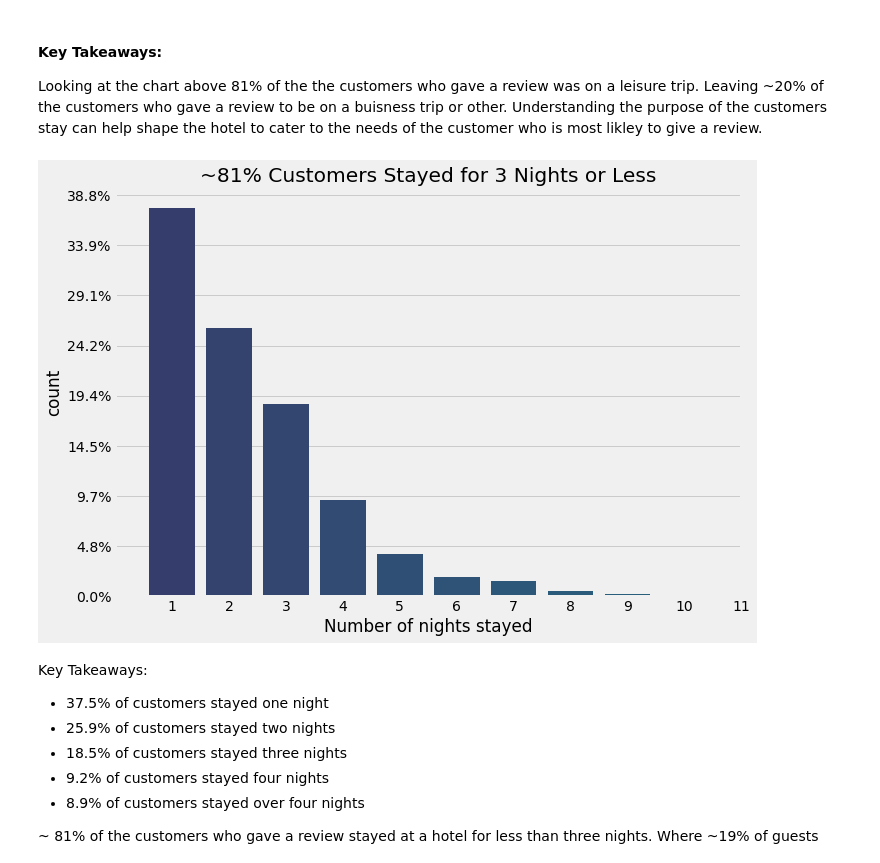
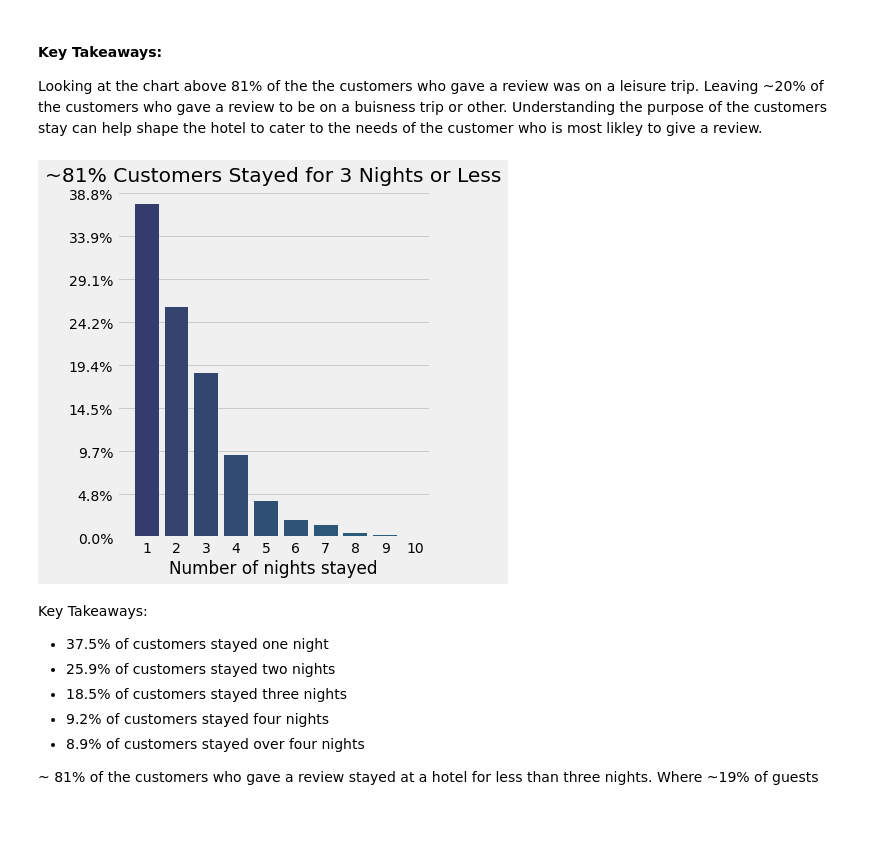
Before and after one commit to InPersonAnalysis/customer_review_capston, a Jupyter notebook: final_notebook.ipynb, the cells around one changed output. Cells and saved outputs as stored; diff of their text form; code cells hidden in the pictures; blank space fills up the shorter version.

```diff
--- a/final_notebook.ipynb
+++ b/final_notebook.ipynb
@@ -109,20 +109,21 @@ Looking at the chart above 81% of the the customers who gave a review was on a l
 # %%
 # Fill nulls in nights_stayed and cast as integer type -- should probably add these lines to the wrangle
 df.nights_stayed = df.nights_stayed.fillna(1)
 df.nights_stayed = df.nights_stayed.astype('int64')
-
+plt.figure(figsize=(5,6))
 # Change color of bars
 # Visualize the number of customers by number of nights stayed
 ax = sns.countplot(x='nights_stayed', data=df, palette='crest_r')
 ax.yaxis.set_major_formatter(mtick.PercentFormatter(xmax=len(df), decimals=None))
 plt.title('~81% Customers Stayed for 3 Nights or Less')
-plt.xlim(-1, 10)
+plt.xlim(-1, 9.5)
 # add labels
 plt.xlabel('Number of nights stayed')
 # Line of average nights stayed
+plt.ylabel('')
 plt.show()
 # %% [output]
-[figure, old version]
+[figure, new version]
 # %% [markdown]
 Key Takeaways:
 
```
Also changed, not shown: parts of 4 cells of this notebook.
